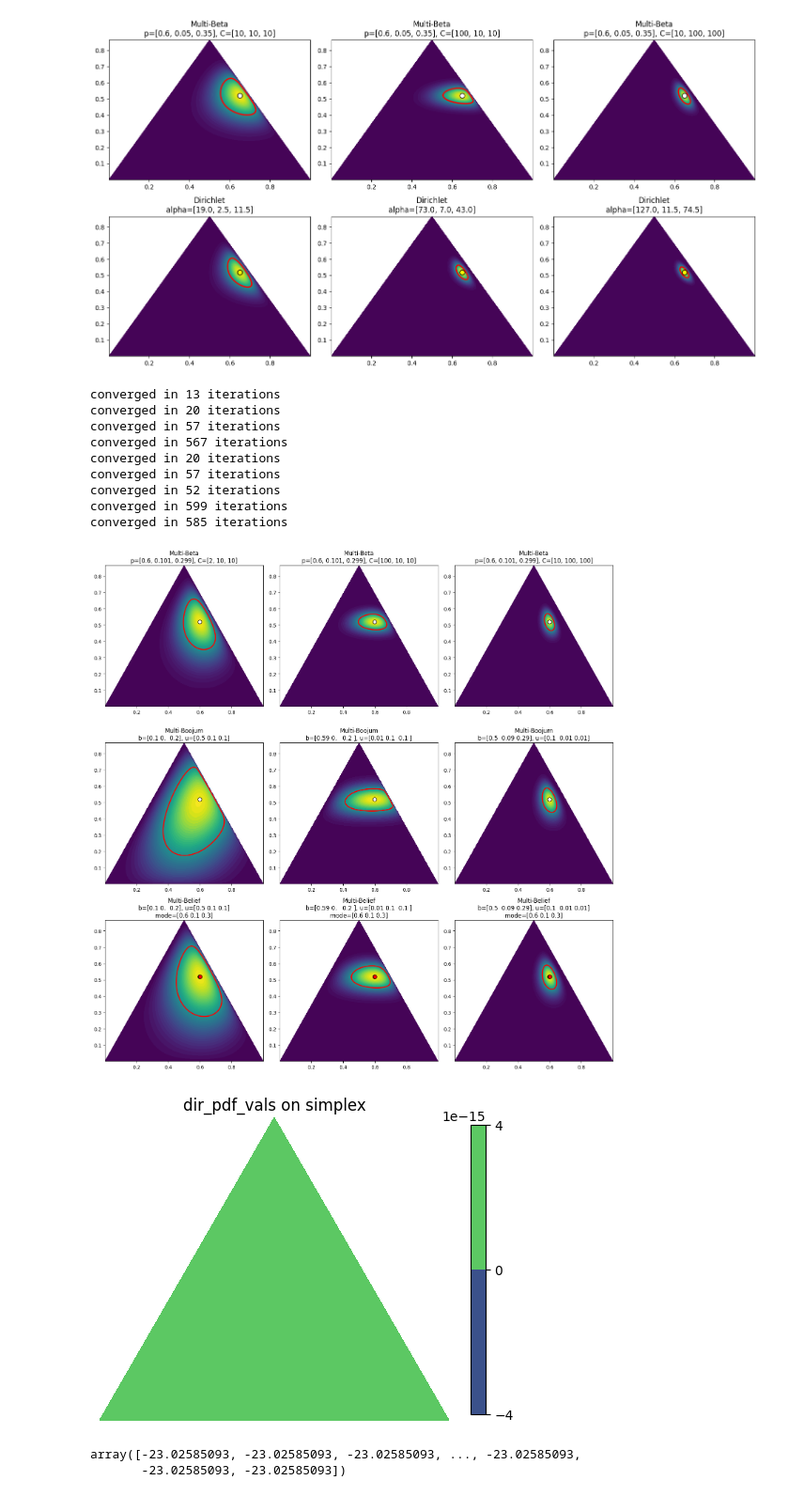
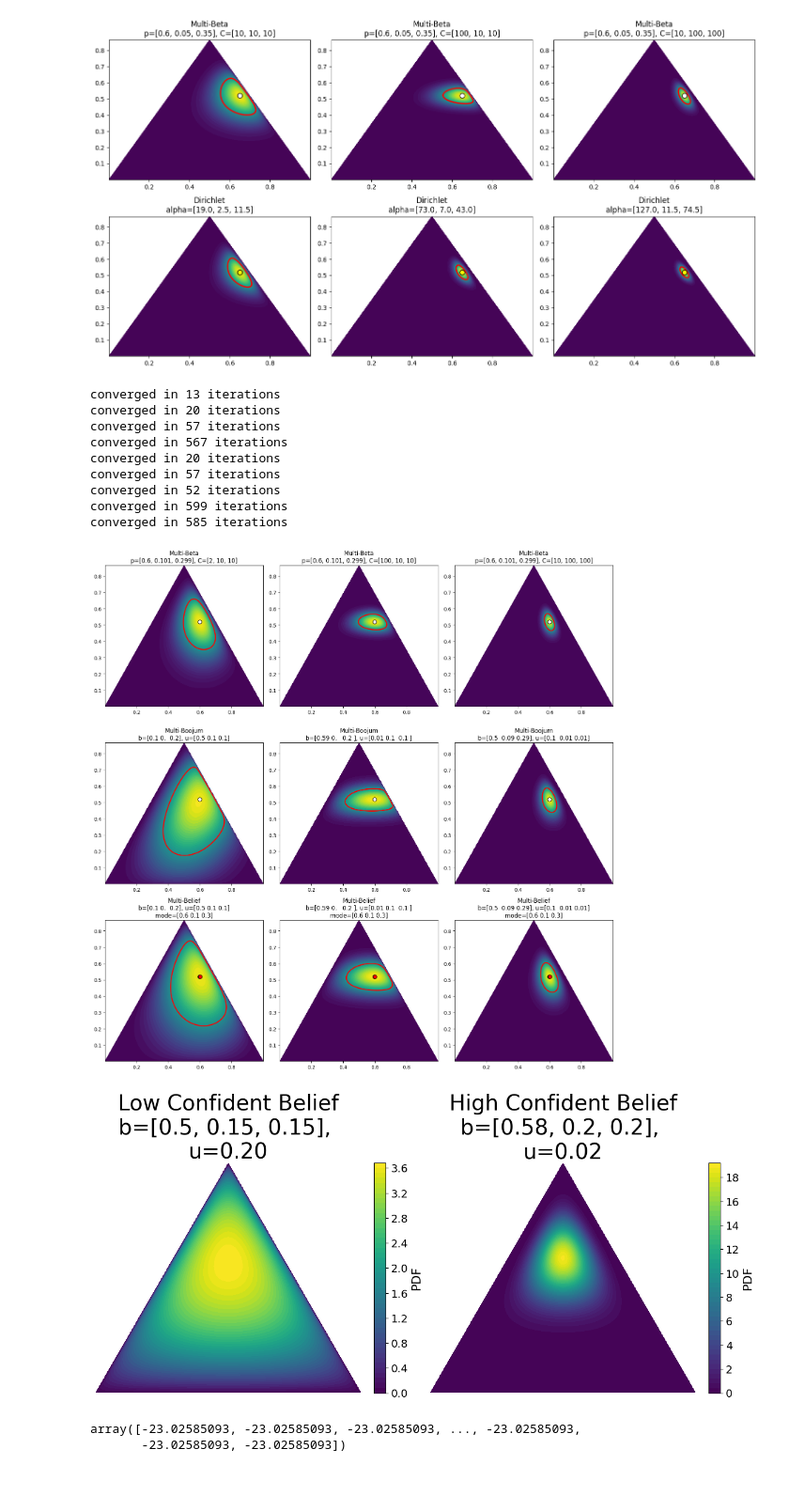
Before and after one commit to DuncanCSt/PyLDL, a Jupyter notebook: bedl_experiments/ploting Dirichlet.ipynb, the cells around one changed output. Shown at 94% size. Cells and saved outputs as stored; diff of their text form; code cells hidden in the pictures.

```diff
--- a/bedl_experiments/ploting Dirichlet.ipynb
+++ b/bedl_experiments/ploting Dirichlet.ipynb
@@ -193,6 +193,7 @@ def belief_alpha_from_b_and_u(b, u, a, W=0.5):
     alphas = []
     b_tot = b.sum()
     u_tot = u.sum()
+    W = 1 / b.shape[0]
     for i, (b_val, u_val) in enumerate(zip(b, u)):
         alpha_1 = W*((b_val+u_val)/u_val )
         alpha_2 = W*((1 - b_val - u_val)/u_val)
@@ -263,27 +264,42 @@ converged in 57 iterations
 converged in 52 iterations
 converged in 599 iterations
 converged in 585 iterations
-[figure, old version]
+[figure, new version]
 # %%
-b = np.array([9.99999881e-01, 9.08487863e-08, 1.00111655e-11])
-u = np.array([7.80579696e-23, 1.13034588e-16, 3.37810838e-22])
+b_1 = np.array([0.5, 0.15, 0.15])
+u_1 = 1- np.sum(b_1)
 
-alpha = belief_alpha_from_b_and_u(b, u, a=prior, W=0.5)
-dir_pdf_vals = multi_beta_from_alphas(bary_coords, alpha)
+b_2 = np.array([0.58, 0.2, 0.2])
+u_2 = 1- np.sum(b_2)
 
-plt.figure(figsize=(6, 5))
-ax = plt.gca()
+a = np.array([1/3, 1/3, 1/3])
 
-ax.tricontourf(triang, dir_pdf_vals, levels=50, cmap="viridis")
-ax.tricontour(triang, dir_pdf_vals, levels=[0.5 * dir_pdf_vals.max()], colors="red", linewidths=2)
+alpha_1 = (1/3) * (b_1/u_1 + a) + 1
+alpha_2 = (1/3) * (b_2/u_2 + a) + 1
 
-ax.set_title("dir_pdf_vals on simplex")
-ax.set_aspect("equal")
-ax.axis("off")
-plt.colorbar(ax.collections[0], ax=ax, shrink=0.8)
+alphas = [alpha_1, alpha_2]
+titles = [
+    f"Low Confident Belief\nb={b_1.tolist()}, \nu={u_1:.2f}",
+    f"High Confident Belief\nb={b_2.tolist()}, \nu={u_2:.2f}",
+]
+
+fig, axes = plt.subplots(1, 2, figsize=(12, 6), constrained_layout=True)
+
+for ax, alpha_vals, title in zip(axes, alphas, titles):
+    alpha_vals = np.asarray(alpha_vals, dtype=float)
+    dir_pdf_vals = dirichlet.pdf(bary_coords.T, alpha_vals)
+
+    contour = ax.tricontourf(triang, dir_pdf_vals, levels=50, cmap="viridis")
+    ax.set_title(title, fontsize=28)
+    ax.set_aspect("equal")
+    ax.axis("off")
+    cb = fig.colorbar(contour, ax=ax, shrink=0.8, label="PDF")
+    cb.set_label("PDF", fontsize=16)
+    cb.ax.tick_params(labelsize=14)
+
 plt.show()
 # %% [output]
-[figure, old version]
+[figure, new version]
 # %%
 np.log(dir_pdf_vals + 1e-10)
 # %% [output]
```
Also changed, not shown: 4 other files.
